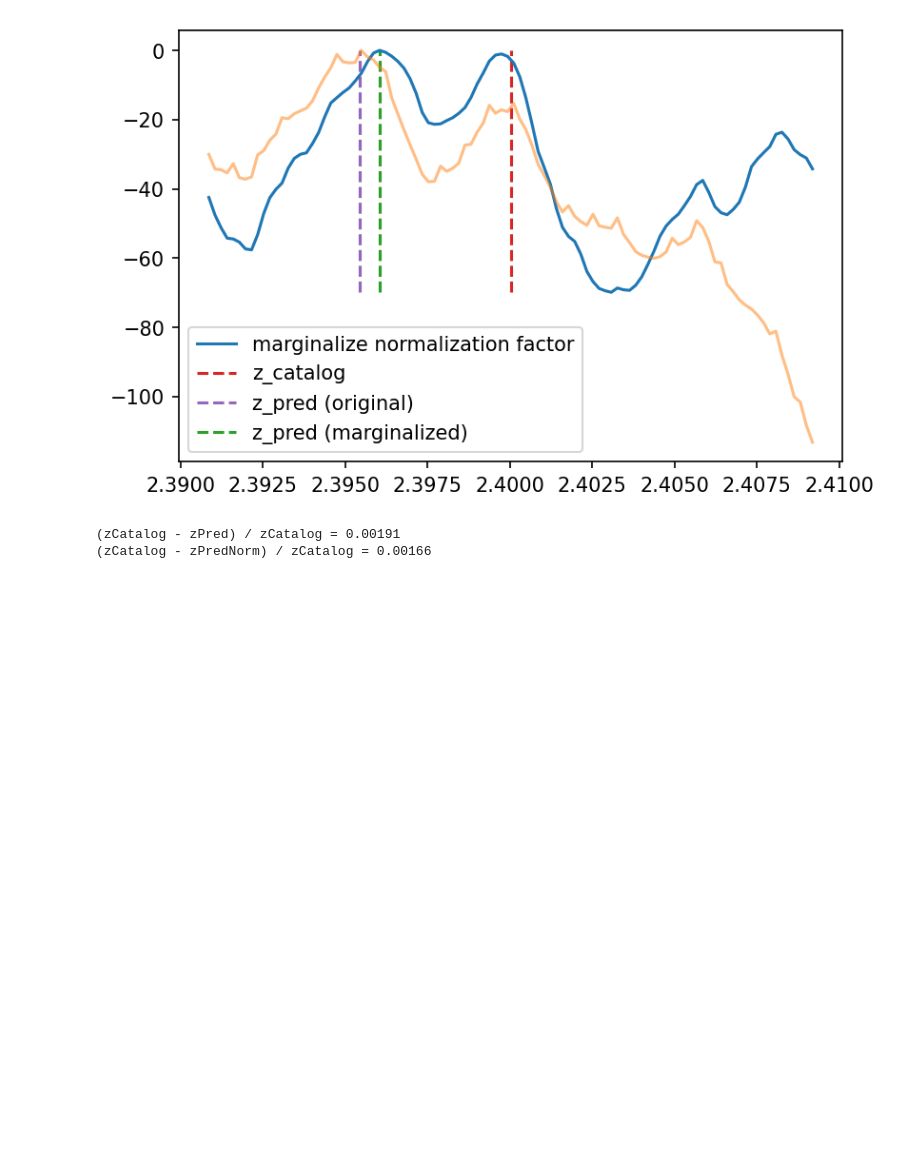
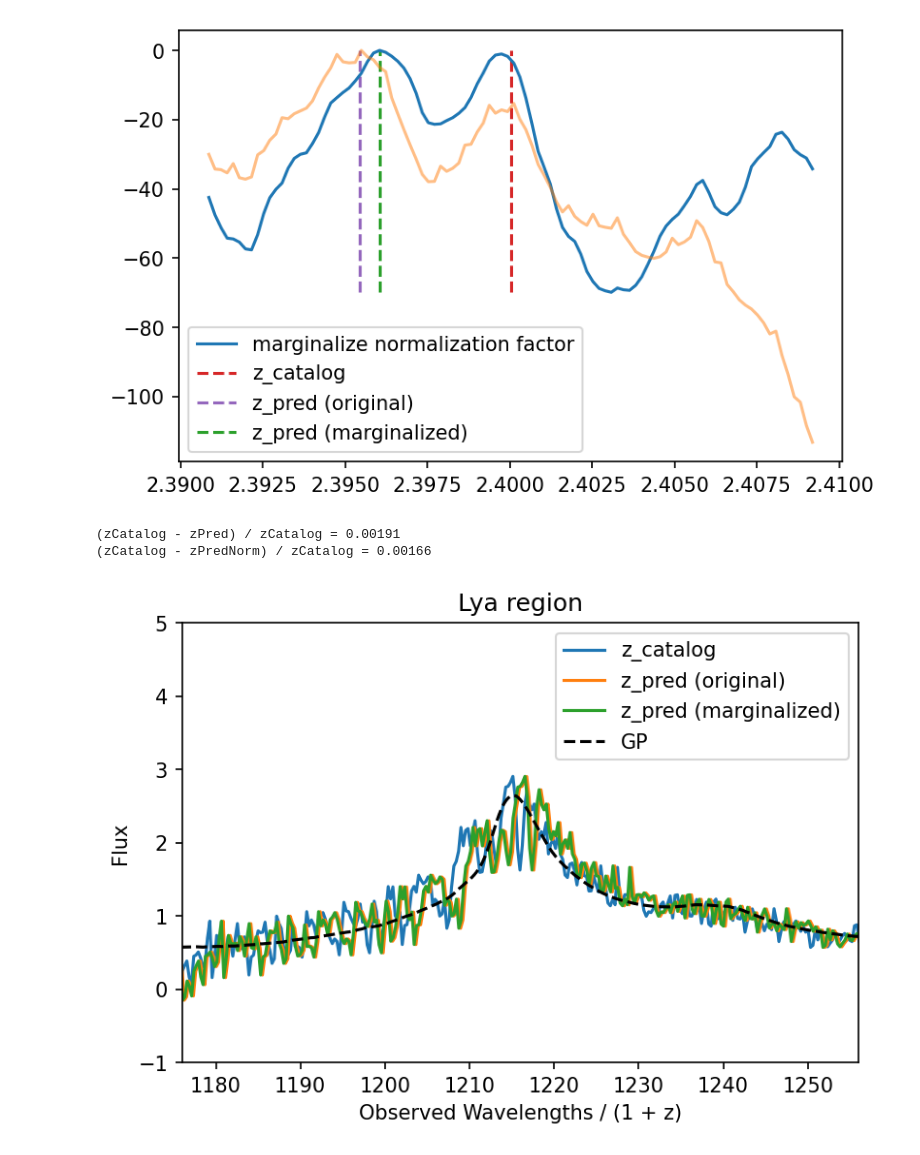
Before and after one commit to jibanCat/gpy_dla_detection, a Jupyter notebook: notebooks/Quasar Redshift Normalization Improvement.ipynb, the cells around one changed output. Drawn from its saved outputs; the diff is of its cells as text; code cells hidden in the pictures; blank space fills up the shorter version.

Commit message:
refine the notebooks with more plots and annotations

```diff
--- a/notebooks/Quasar Redshift Normalization Improvement.ipynb
+++ b/notebooks/Quasar Redshift Normalization Improvement.ipynb
@@ -210,3 +272,84 @@ print("(zCatalog - zPredNorm) / zCatalog = {:.3g}".format((z_qsos[nspec] - z_pre
 # %% [output]
 (zCatalog - zPred) / zCatalog = 0.00191
 (zCatalog - zPredNorm) / zCatalog = 0.00166
+# %%
+# Overlapping the GP model with the spectrum
+# Let's try several wavelegths and also plot the emission lines
+# We can try different values of z to see which one makes sense
+
+# Lyman alpha peak region
+# ----
+for z in (z_qsos[nspec], z_pred, z_pred_norm):
+    z_qso_gp.set_data(
+        wavelengths,
+        flux,
+        noise_variance,
+        pixel_mask,
+        z_qso=z,
+        normalize=True,
+        build_model=True,
+    )
+    plt.plot(z_qso_gp.x, z_qso_gp.y)
+
+# plot the GP model to help measure the z
+plt.title("Lya region")
+plt.plot(z_qso_gp.rest_wavelengths, z_qso_gp.mu, label="GP", color="k", ls="--")
+plt.ylim(-1, 5)
+plt.xlim(1176, 1256)
+plt.xlabel("Observed Wavelengths / (1 + z)")
+plt.ylabel("Flux")
+plt.legend(["z_catalog", "z_pred (original)", "z_pred (marginalized)", "GP"])
+
+plt.show()
+
+# CIV peak region
+# ----
+for z in (z_qsos[nspec], z_pred, z_pred_norm):
+    z_qso_gp.set_data(
+        wavelengths,
+        flux,
+        noise_variance,
+        pixel_mask,
+        z_qso=z,
+        normalize=True,
+        build_model=True,
+    )
+    plt.plot(z_qso_gp.x, z_qso_gp.y)
+
+# plot the GP model to help measure the z
+plt.title("CIV region")
+plt.plot(z_qso_gp.rest_wavelengths, z_qso_gp.mu, label="GP", color="k", ls="--")
+plt.ylim(0, 1.5)
+plt.xlim(1549 - 20, 1549 + 20)
+plt.xlabel("Observed Wavelengths / (1 + z)")
+plt.ylabel("Flux")
+plt.legend(["z_catalog", "z_pred (original)", "z_pred (marginalized)", "GP"])
+
+plt.show()
+
+# MgII peak region
+# ----
+for z in (z_qsos[nspec], z_pred, z_pred_norm):
+    z_qso_gp.set_data(
+        wavelengths,
+        flux,
+        noise_variance,
+        pixel_mask,
+        z_qso=z,
+        normalize=True,
+        build_model=True,
+    )
+    plt.plot(z_qso_gp.x, z_qso_gp.y)
+
+# plot the GP model to help measure the z
+plt.title("MgII region")
+plt.plot(z_qso_gp.rest_wavelengths, z_qso_gp.mu, label="GP", color="k", ls="--")
+plt.ylim(-0.5, 1)
+plt.xlim(2800 - 30, 2800 + 30)
+plt.xlabel("Observed Wavelengths / (1 + z)")
+plt.ylabel("Flux")
+plt.legend(["z_catalog", "z_pred (original)", "z_pred (marginalized)", "GP"])
+
+plt.show()
+# %% [output]
+[figure, added]
```
Also changed, not shown: parts of 9 cells of this notebook.
